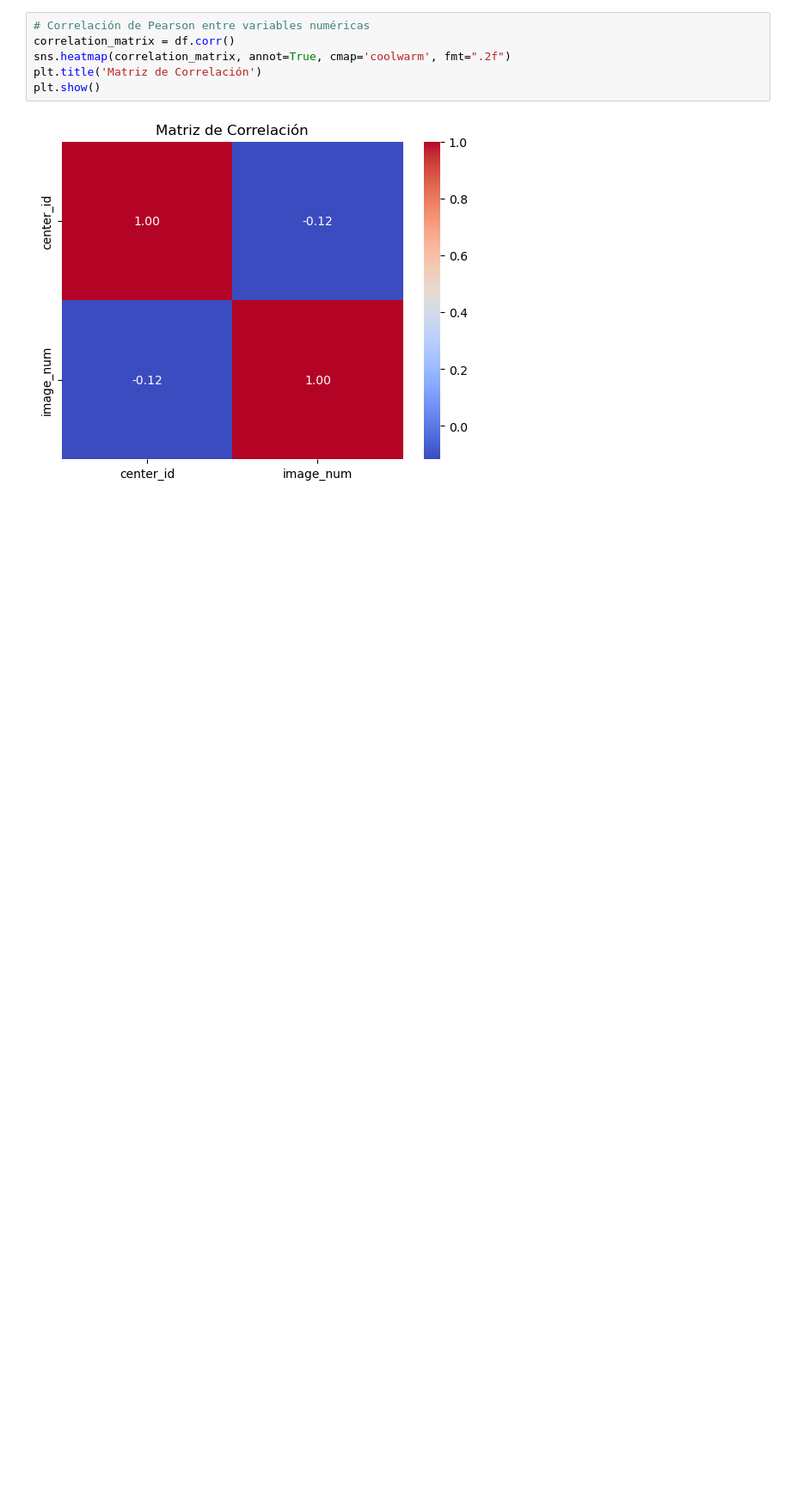
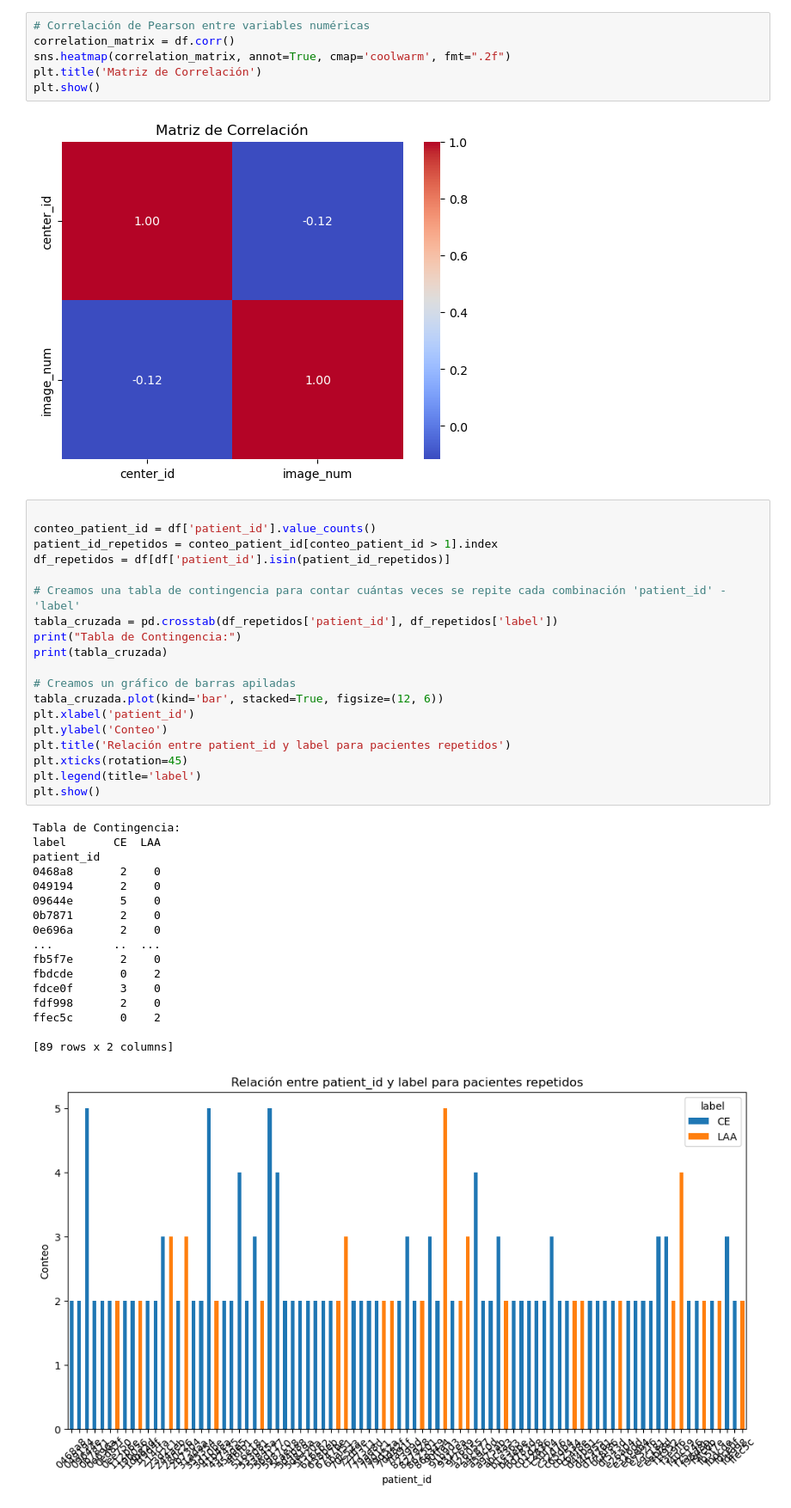
Before and after one commit to elisamayoa/Proyecto1_DataScience, a Jupyter notebook: Análisis_Exploratorio.ipynb, the cells around one changed output. Shown at 86% size. Drawn from its saved outputs; the diff is of its cells as text; blank space fills up the shorter version.

```diff
--- a/Análisis_Exploratorio.ipynb
+++ b/Análisis_Exploratorio.ipynb
@@ -221,3 +221,40 @@ plt.title('Matriz de Correlación')
 plt.show()
 # %% [output]
 [figure]
+# %%
+
+conteo_patient_id = df['patient_id'].value_counts()
+patient_id_repetidos = conteo_patient_id[conteo_patient_id > 1].index
+df_repetidos = df[df['patient_id'].isin(patient_id_repetidos)]
+
+# Creamos una tabla de contingencia para contar cuántas veces se repite cada combinación 'patient_id' - 'label'
+tabla_cruzada = pd.crosstab(df_repetidos['patient_id'], df_repetidos['label'])
+print("Tabla de Contingencia:")
+print(tabla_cruzada)
+
+# Creamos un gráfico de barras apiladas
+tabla_cruzada.plot(kind='bar', stacked=True, figsize=(12, 6))
+plt.xlabel('patient_id')
+plt.ylabel('Conteo')
+plt.title('Relación entre patient_id y label para pacientes repetidos')
+plt.xticks(rotation=45)
+plt.legend(title='label')
+plt.show()
+# %% [output]
+Tabla de Contingencia:
+label       CE  LAA
+patient_id
+0468a8       2    0
+049194       2    0
+09644e       5    0
+0b7871       2    0
+0e696a       2    0
+...         ..  ...
+fb5f7e       2    0
+fbdcde       0    2
+fdce0f       3    0
+fdf998       2    0
+ffec5c       0    2
+
+[89 rows x 2 columns]
+[figure, added]
```
